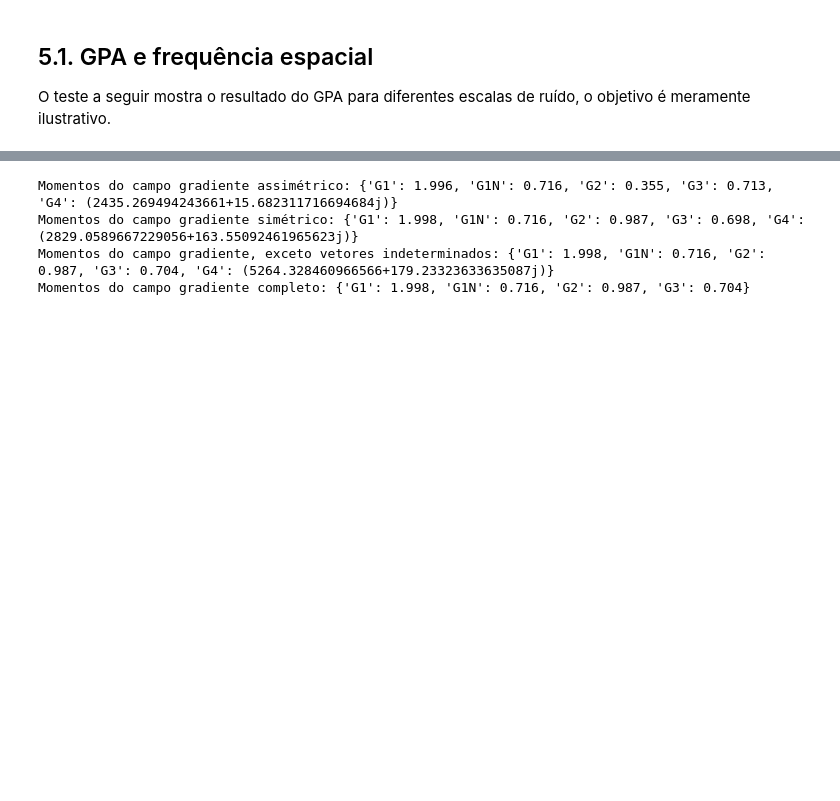
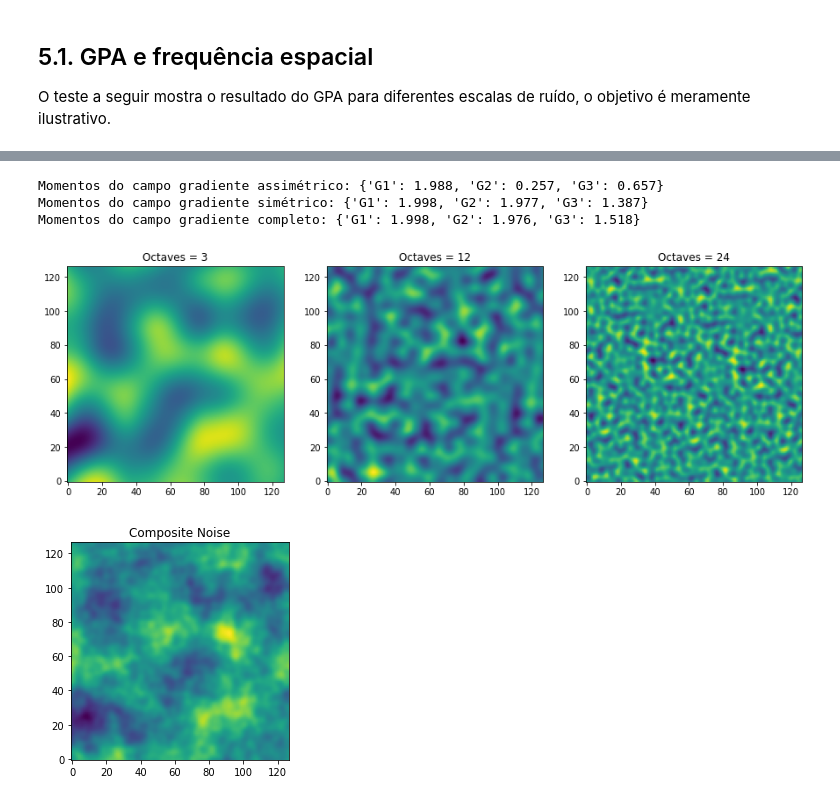
Before and after one commit to rsautter/GPA, a Jupyter notebook: Examples/Standard.ipynb, the cells around one changed output, grey strips where cells are left out. Drawn from its saved outputs; the diff is of its cells as text; code cells hidden in the pictures; blank space fills up the shorter version.

```diff
--- a/Examples/Standard.ipynb
+++ b/Examples/Standard.ipynb
@@ -404,21 +404,56 @@ Momentos do campo gradiente completo: {'G1': 1.998, 'G1N': 0.716, 'G2': 1.0, 'G3
 # %%
-moments = ga(composite, moment=['G1','G1N','G2','G3','G4'],symmetrycalGrad='A')
-moments = {key : np.round(moments[key],3) if key !='G4' else moments[key] for key in moments}
+moments = ga(composite, moment=['G1','G2','G3'],symmetrycalGrad='A')
+moments = {key : round(moments[key], 3) for key in moments}
 print("Momentos do campo gradiente assimétrico:",moments)
 
-moments = ga(composite, moment=['G1','G1N','G2','G3','G4'],symmetrycalGrad='S')
-moments = {key : np.round(moments[key],3) if key !='G4' else moments[key] for key in moments}
+moments = ga(composite, moment=['G1','G2','G3'],symmetrycalGrad='S')
+moments = {key : round(moments[key], 3) for key in moments}
 print("Momentos do campo gradiente simétrico:",moments)
 
-moments = ga(composite, moment=['G1','G1N','G2','G3','G4'],symmetrycalGrad='K')
-moments = {key : np.round(moments[key],3) if key !='G4' else moments[key] for key in moments}
-print("Momentos do campo gradiente, exceto vetores indeterminados:",moments)
-
-moments = ga(composite, moment=['G1','G1N','G2','G3'],symmetrycalGrad='F')
-moments = {key : np.round(moments[key],3) if key !='G4' else moments[key] for key in moments}
+moments = ga(composite, moment=['G1','G2','G3'],symmetrycalGrad='F')
+moments = {key : round(moments[key], 3) for key in moments}
 print("Momentos do campo gradiente completo:",moments)
 # %% [output]
-Momentos do campo gradiente assimétrico: {'G1': 1.996, 'G1N': 0.716, 'G2': 0.355, 'G3': 0.713, 'G4': (2435.269494243661+15.682311716694684j)}
-Momentos do campo gradiente simétrico: {'G1': 1.998, 'G1N': 0.716, 'G2': 0.987, 'G3': 0.698, 'G4': (2829.0589667229056+163.55092461965623j)}
-Momentos do campo gradiente, exceto vetores indeterminados: {'G1': 1.998, 'G1N': 0.716, 'G2': 0.987, 'G3': 0.704, 'G4': (5264.328460966566+179.23323633635087j)}
-Momentos do campo gradiente completo: {'G1': 1.998, 'G1N': 0.716, 'G2': 0.987, 'G3': 0.704}
+Momentos do campo gradiente assimétrico: {'G1': 1.988, 'G2': 0.257, 'G3': 0.657}
+Momentos do campo gradiente simétrico: {'G1': 1.998, 'G2': 1.977, 'G3': 1.387}
+Momentos do campo gradiente completo: {'G1': 1.998, 'G2': 1.976, 'G3': 1.518}
+# %%
+grid = np.linspace(0,1,127)
+
+oct3x3 = PerlinNoise(octaves=3)
+n3x3 = np.array([[oct3x3([x,y])  for x in grid] for y in grid])
+
+oct6x6 = PerlinNoise(octaves=6)
+n6x6 = np.array([[oct6x6([x,y])  for x in grid] for y in grid])
+
+oct12x12 = PerlinNoise(octaves=12)
+n12x12 = np.array([[oct12x12([x,y])  for x in grid] for y in grid])
+
+oct18x18 = PerlinNoise(octaves=18)
+n18x18 = np.array([[oct18x18([x,y])  for x in grid] for y in grid])
+
+oct24x24 = PerlinNoise(octaves=24)
+n24x24 = np.array([[oct24x24([x,y])  for x in grid] for y in grid])
+
+decay = 5./3.
+composite = n3x3/np.log(decay**3)+n6x6/np.log(decay**6)+n12x12/np.log(decay**12)+n18x18/np.log(decay**18)+n24x24/np.log(decay**24)
+
+plt.figure(figsize=(15,5))
+plt.subplot(1,3,1)
+plt.imshow(n3x3,origin='lower')
+plt.title("Octaves = 3")
+plt.subplot(1,3,2)
+plt.imshow(n12x12,origin='lower')
+plt.title("Octaves = 12")
+plt.subplot(1,3,3)
+plt.imshow(n24x24,origin='lower')
+plt.title("Octaves = 24")
+plt.show()
+
+plt.figure()
+plt.imshow(composite,origin='lower')
+plt.title("Composite Noise")
+plt.show()
+# %% [output]
+[figure, added]
+[figure, added]
```
Also changed, not shown: parts of 25 cells of this notebook, 24 other files.
